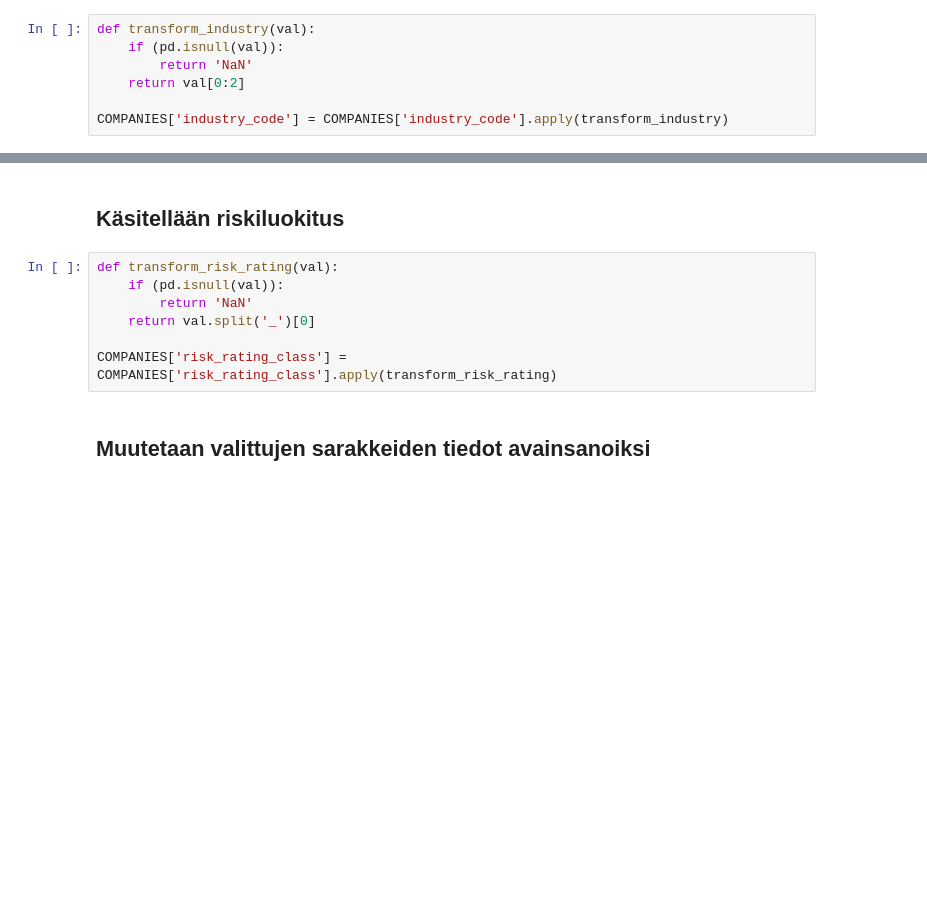
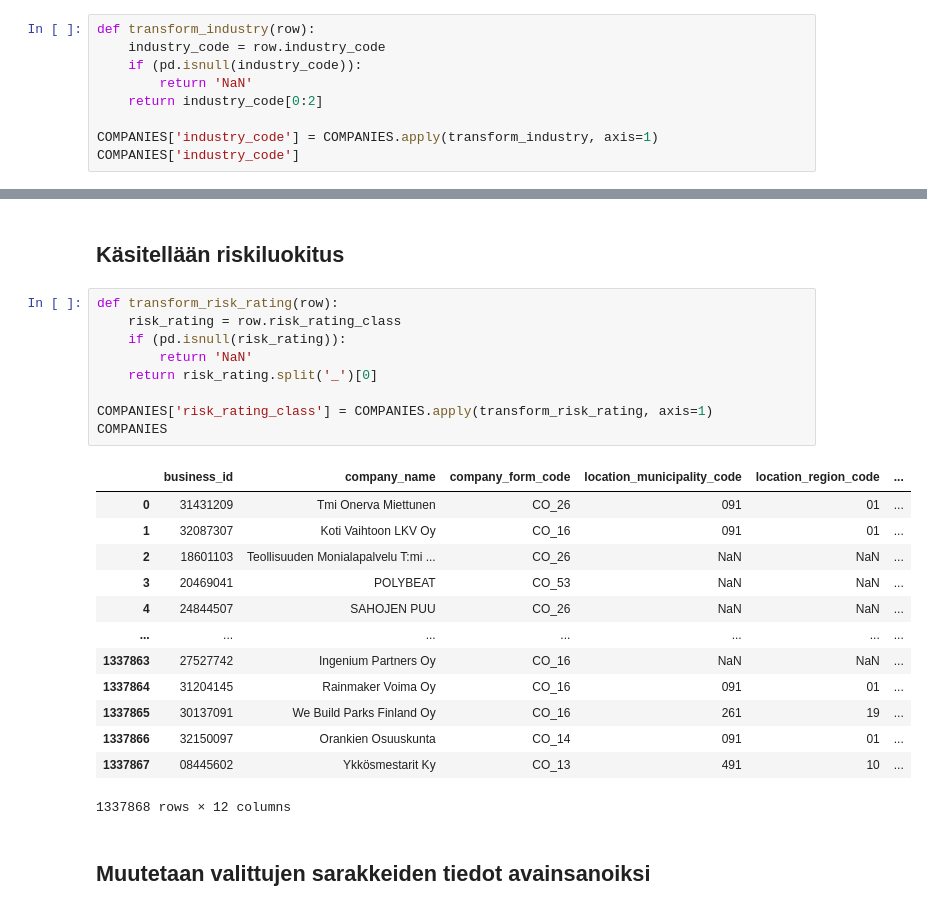
Before and after one commit to sakasute/masters-thesis-code, a Jupyter notebook: jupyter/code/finished_iterations/iteration2/proto2_data_prep.ipynb, the cells around one changed output, grey strips where cells are left out. Cells and saved outputs as stored; diff of their text form; blank space fills up the shorter version.

```diff
--- a/jupyter/code/finished_iterations/iteration2/proto2_data_prep.ipynb
+++ b/jupyter/code/finished_iterations/iteration2/proto2_data_prep.ipynb
@@ -127,9 +133,11 @@ print(COMPANIES.head())
 # %% [markdown]
 ## Käsitellään toimialakoodit
 # %%
-def transform_industry(val):
-    if (pd.isnull(val)):
+def transform_industry(row):
+    industry_code = row.industry_code
+    if (pd.isnull(industry_code)):
         return 'NaN'
-    return val[0:2]
+    return industry_code[0:2]
 
-COMPANIES['industry_code'] = COMPANIES['industry_code'].apply(transform_industry)
+COMPANIES['industry_code'] = COMPANIES.apply(transform_industry, axis=1)
+COMPANIES['industry_code']
@@ -136,12 +157,28 @@ COMPANIES['industry_code'] = COMPANIES['industry_code'].apply(transform_industry
 # %% [markdown]
 ## Käsitellään riskiluokitus
 # %%
-def transform_risk_rating(val):
-    if (pd.isnull(val)):
+def transform_risk_rating(row):
+    risk_rating = row.risk_rating_class
+    if (pd.isnull(risk_rating)):
         return 'NaN'
-    return val.split('_')[0]
+    return risk_rating.split('_')[0]
 
-COMPANIES['risk_rating_class'] = COMPANIES['risk_rating_class'].apply(transform_risk_rating)
+COMPANIES['risk_rating_class'] = COMPANIES.apply(transform_risk_rating, axis=1)
+COMPANIES
+# %% [output]
+|  | business_id | company_name | company_form_code | location_municipality_code | location_region_code | ... |
+| 0 | 31431209 | Tmi Onerva Miettunen | CO_26 | 091 | 01 | ... |
+| 1 | 32087307 | Koti Vaihtoon LKV Oy | CO_16 | 091 | 01 | ... |
+| 2 | 18601103 | Teollisuuden Monialapalvelu T:mi ... | CO_26 | NaN | NaN | ... |
+| 3 | 20469041 | POLYBEAT | CO_53 | NaN | NaN | ... |
+| 4 | 24844507 | SAHOJEN PUU | CO_26 | NaN | NaN | ... |
+| ... | ... | ... | ... | ... | ... | ... |
+| 1337863 | 27527742 | Ingenium Partners Oy | CO_16 | NaN | NaN | ... |
+| 1337864 | 31204145 | Rainmaker Voima Oy | CO_16 | 091 | 01 | ... |
+| 1337865 | 30137091 | We Build Parks Finland Oy | CO_16 | 261 | 19 | ... |
+| 1337866 | 32150097 | Orankien Osuuskunta | CO_14 | 091 | 01 | ... |
+| 1337867 | 08445602 | Ykkösmestarit Ky | CO_13 | 491 | 10 | ... |
+1337868 rows × 12 columns
 # %% [markdown]
 ## Muutetaan valittujen sarakkeiden tiedot avainsanoiksi
 # %%
```
Also changed, not shown: parts of 9 cells of this notebook.
